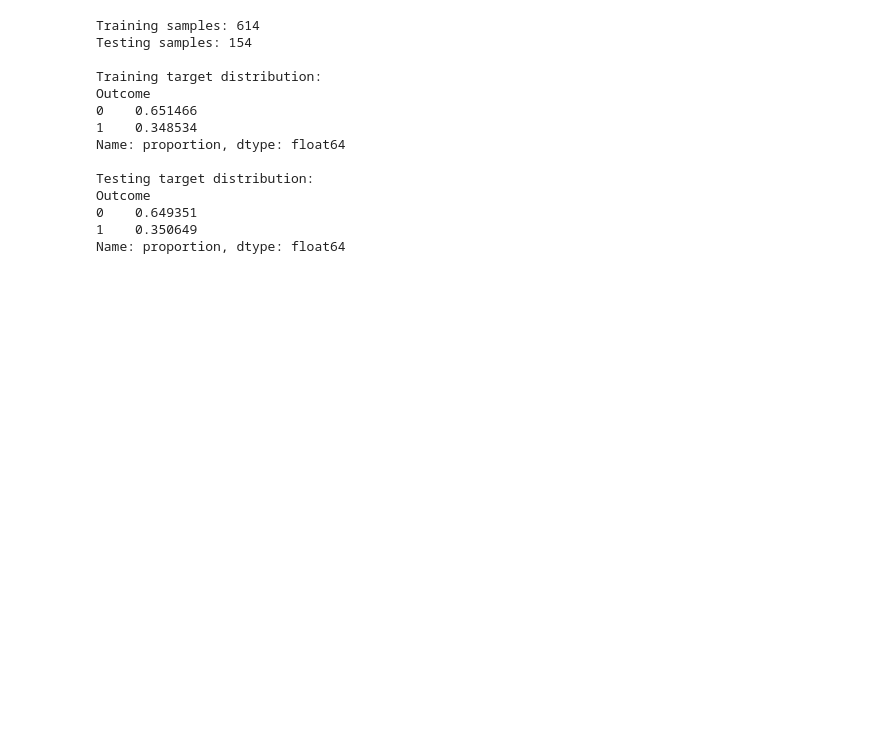
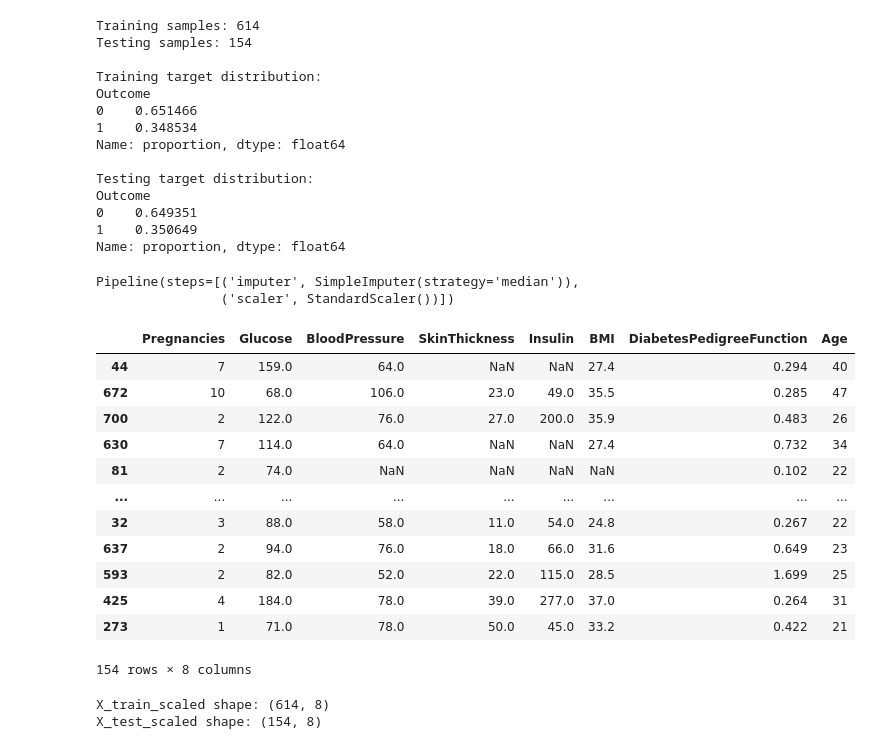
Before and after one commit to kindy10/DiabetesPrediction, a Jupyter notebook: notebooks/diabetes_prediction.ipynb, the cells around one changed output. Cells and saved outputs as stored; diff of their text form; code cells hidden in the pictures; blank space fills up the shorter version.

Commit message:
Build preprocessing pipeline

```diff
--- a/notebooks/diabetes_prediction.ipynb
+++ b/notebooks/diabetes_prediction.ipynb
@@ -269,0 +277,52 @@ Name: proportion, dtype: float64
+# %%
+#Create a preprocessing pipeline
+preprocessing_pipeline = Pipeline([
+    ("imputer", SimpleImputer(strategy="median")),
+    ("scaler", StandardScaler())
+])
+preprocessing_pipeline
+# %% [output]
+Pipeline(steps=[('imputer', SimpleImputer(strategy='median')),
+                ('scaler', StandardScaler())])
+# %%
+#Create a copy of the trainin and test data
+X_train_processed = X_train.copy()
+X_test_processed = X_test.copy()
+
+#replace zeros only in the appropriate columns
+X_train_processed[zero_columns] = (
+    X_train_processed[zero_columns].replace(0,np.nan)
+)
+X_test_processed[zero_columns] = (
+    X_test_processed[zero_columns].replace(0, np.nan)
+)
+#X_train_processed
+X_test_processed
+# %% [output]
+|  | Pregnancies | Glucose | BloodPressure | SkinThickness | Insulin | BMI | DiabetesPedigreeFunction | Age |
+| 44 | 7 | 159.0 | 64.0 | NaN | NaN | 27.4 | 0.294 | 40 |
+| 672 | 10 | 68.0 | 106.0 | 23.0 | 49.0 | 35.5 | 0.285 | 47 |
+| 700 | 2 | 122.0 | 76.0 | 27.0 | 200.0 | 35.9 | 0.483 | 26 |
+| 630 | 7 | 114.0 | 64.0 | NaN | NaN | 27.4 | 0.732 | 34 |
+| 81 | 2 | 74.0 | NaN | NaN | NaN | NaN | 0.102 | 22 |
+| ... | ... | ... | ... | ... | ... | ... | ... | ... |
+| 32 | 3 | 88.0 | 58.0 | 11.0 | 54.0 | 24.8 | 0.267 | 22 |
+| 637 | 2 | 94.0 | 76.0 | 18.0 | 66.0 | 31.6 | 0.649 | 23 |
+| 593 | 2 | 82.0 | 52.0 | 22.0 | 115.0 | 28.5 | 1.699 | 25 |
+| 425 | 4 | 184.0 | 78.0 | 39.0 | 277.0 | 37.0 | 0.264 | 31 |
+| 273 | 1 | 71.0 | 78.0 | 50.0 | 45.0 | 33.2 | 0.422 | 21 |
+154 rows × 8 columns
+# %%
+#Fit the preprocessing pipeline using training data
+X_train_scaled = preprocessing_pipeline.fit_transform(
+    X_train_processed
+)
+#Transform the test data
+X_test_scaled = preprocessing_pipeline.transform(X_test_processed)
+
+#Check the resulting shapes
+print("X_train_scaled shape:", X_train_scaled.shape)
+print("X_test_scaled shape:", X_test_scaled.shape)
+# %% [output]
+X_train_scaled shape: (614, 8)
+X_test_scaled shape: (154, 8)
```
Also changed, not shown: parts of 2 cells of this notebook.
